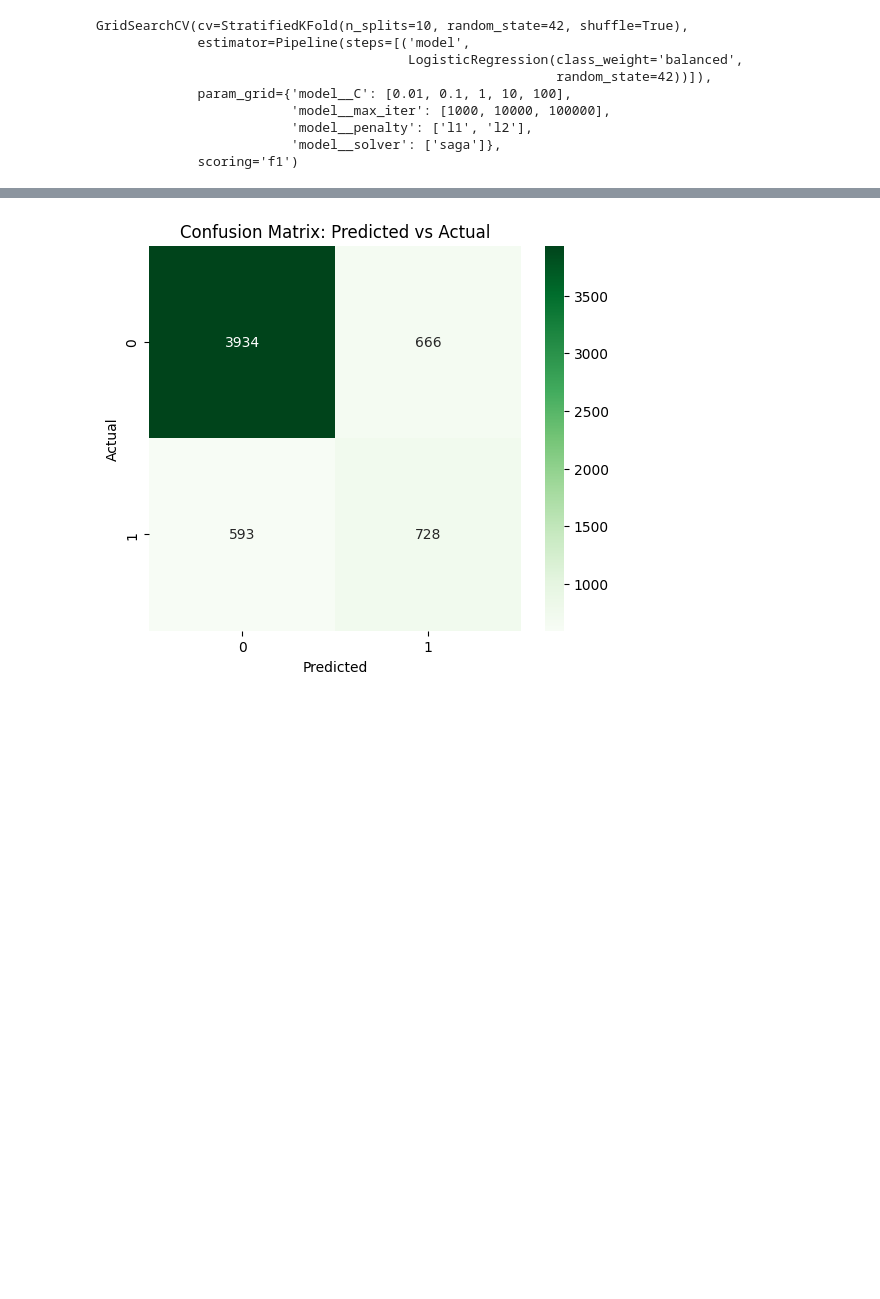
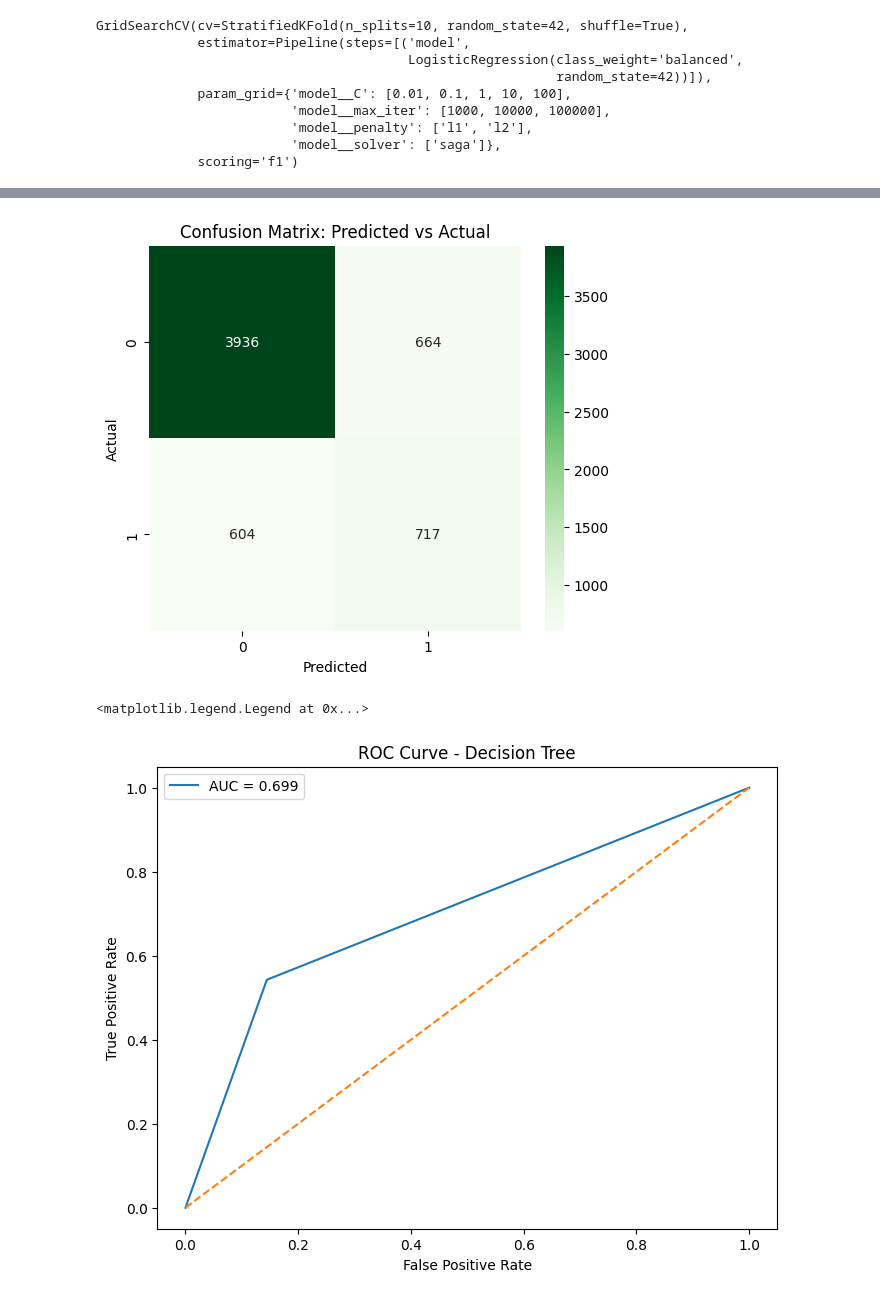
Before and after one commit to AhmedAyman12gh/credit-card-default-prediction, a Jupyter notebook: Phase1.ipynb, the cells around one changed output, grey strips where cells are left out. Saved outputs shown, nothing was run; the diff lists cells and outputs as text; code cells hidden in the pictures; blank space fills up the shorter version.

```diff
--- a/Phase1.ipynb
+++ b/Phase1.ipynb
@@ -580,9 +609,9 @@ from keras import layers, metrics
 from keras.models import Sequential
 from keras.callbacks import EarlyStopping
 
-# 1. Smaller, regularized architecture
-model = Sequential([
-    layers.Dense(128, activation='relu', input_shape=(10,)),
+# 1. define model layers and activation function , and adding batchnormalization and dropout to make data converge better and avoid overfiting
+model_nn = Sequential([
+    layers.Dense(128, activation='relu', input_shape=(9,)),
     layers.BatchNormalization(),
     layers.Dropout(0.3),
     layers.Dense(64, activation='relu'),
@@ -591,7 +620,8 @@ model = Sequential([
     layers.Dense(1, activation='sigmoid')
 ])
 
-model.compile(
+#2.compiling model with adam optimizer and watching accuracy,percision , recall and AUC metrics
+model_nn.compile(
     optimizer=tf.keras.optimizers.Adam(learning_rate=1e-3),
     loss='binary_crossentropy',
     metrics=[
@@ -603,15 +633,11 @@ model.compile(
     ]
 )
 
-# early_stop = EarlyStopping(
-#     monitor='val_prc', # Stopping based on Precision-Recall AUC is best for imbalanced data
-#     patience=40,
-#     restore_best_weights=True
-# )
 
-# 3. Use the stronger class weight to boost recall
+
+# 3. adjusting weights to count for class imbalance , training for 150 epoch , validation and history to visualize later
 strong_class_weight = {0: 0.8, 1: 4}
-history = model.fit(
+history = model_nn.fit(
     X_train, y_train,
     validation_split=0.2,
     epochs=150,
@@ -640,10 +666,12 @@ Epoch 150/150
 from sklearn.metrics import classification_report, confusion_matrix, f1_score
 import seaborn as sns
 import matplotlib.pyplot as plt
+import matplotlib.pyplot as plt
+from sklearn.metrics import roc_curve , roc_auc_score
 
 # 1. Get predictions on the test set
-y_pred_probs = model.predict(X_test)
-y_pred = (y_pred_probs > 0.7).astype("int32")
+y_pred_probs = model_nn.predict(X_test)
+y_pred = (y_pred_probs > 0.68).astype("int32")
 
 # 2. Print the Core Metrics
 print("--- Credit Default Model Metrics ---")
@@ -658,4 +686,22 @@ plt.title('Confusion Matrix: Predicted vs Actual')
 plt.ylabel('Actual')
 plt.xlabel('Predicted')
 plt.show()
+
+fpr, tpr, thresholds = roc_curve(y_test, y_pred)
+# AUC score
+auc_score = roc_auc_score(y_test, y_pred)
+
+# Plot
+plt.figure(figsize=(8,6))
+
+plt.plot(fpr, tpr, label=f'AUC = {auc_score:.3f}')
+
+# Random classifier line
+plt.plot([0, 1], [0, 1], linestyle='--')
+
+plt.xlabel("False Positive Rate")
+plt.ylabel("True Positive Rate")
+plt.title("ROC Curve - Decision Tree")
+
+plt.legend()
 # %% [output]
@@ -671,2 +717,4 @@ plt.show()
 weighted avg       0.79      0.79      0.79      5921
 [figure]
+<matplotlib.legend.Legend at 0x...>
+[figure, added]
```
Also changed, not shown: parts of 8 cells of this notebook.
